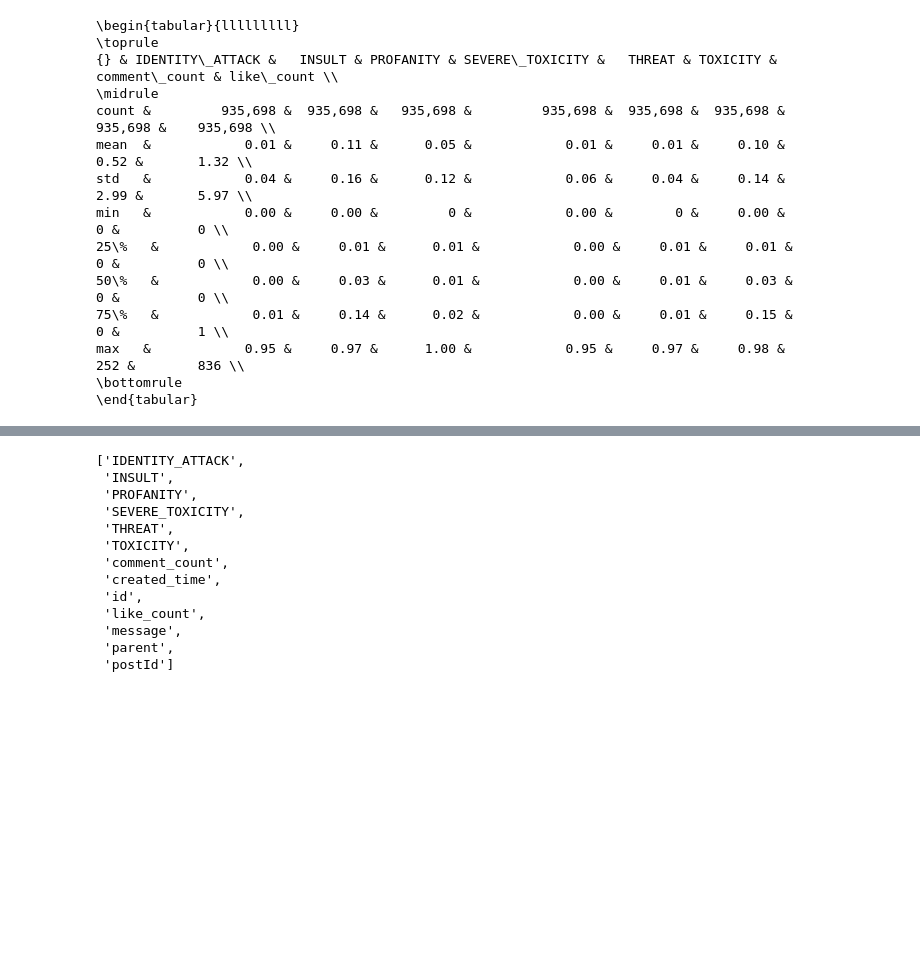
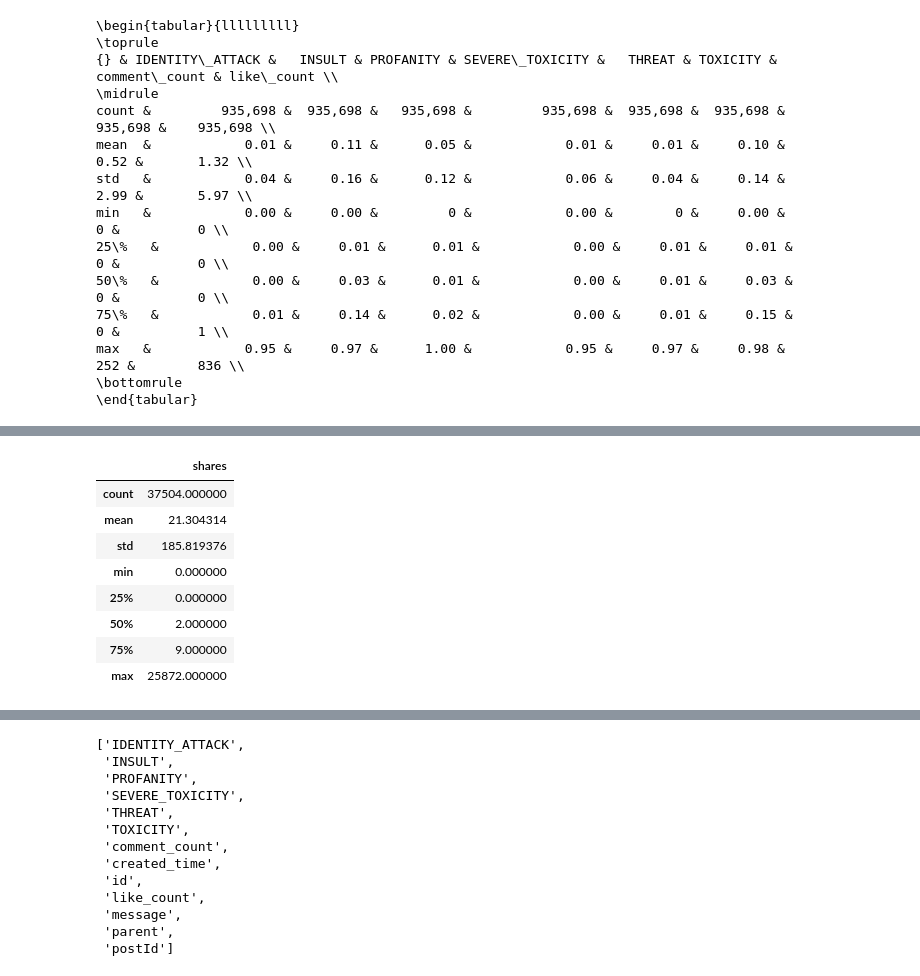
Before and after one commit to caseguin/GLO-7027, a Jupyter notebook: charles_workspace/charles_cleaning.ipynb, the cells around one changed output, grey strips where cells are left out. Cells and saved outputs as stored; diff of their text form; code cells hidden in the pictures; blank space fills up the shorter version.

```diff
--- a/charles_workspace/charles_cleaning.ipynb
+++ b/charles_workspace/charles_cleaning.ipynb
@@ -64,6 +76,18 @@ posts.head(5)
 | 2 | [{"title":"L’état d’urgence décré... | 2023-06-02T15:37:09+0000 | 192978590727638_722459849885403 | actualites | Devant l’avancée inattendue et l’... | https://www.facebook.com/55395661... | actualites-locales | 1 | ... |
 | 3 | [{"title":"Le Petit Champlain en ... | 2023-06-02T15:18:26+0000 | 192978590727638_722444093220312 | actualites | Poussière et marteaux-piqueurs ac... | https://www.facebook.com/55395661... | 2023 | 0 | ... |
 | 4 | [{"title":"Legault veut empêcher ... | 2023-06-02T14:55:09+0000 | 192978590727638_722430586554996 | actualites | La ministre québécoise du Tourism... | https://www.facebook.com/55395661... | 2023 | 0 | ... |
+# %%
+posts.describe()
+# %% [output]
+|  | shares |
+| count | 37504.000000 |
+| mean | 21.304314 |
+| std | 185.819376 |
+| min | 0.000000 |
+| 25% | 0.000000 |
+| 50% | 2.000000 |
+| 75% | 9.000000 |
+| max | 25872.000000 |
 # %%
 test = pd.read_csv(data_path + 'Test.csv')
 test.head()
```
Also changed, not shown: parts of 2 cells of this notebook.
